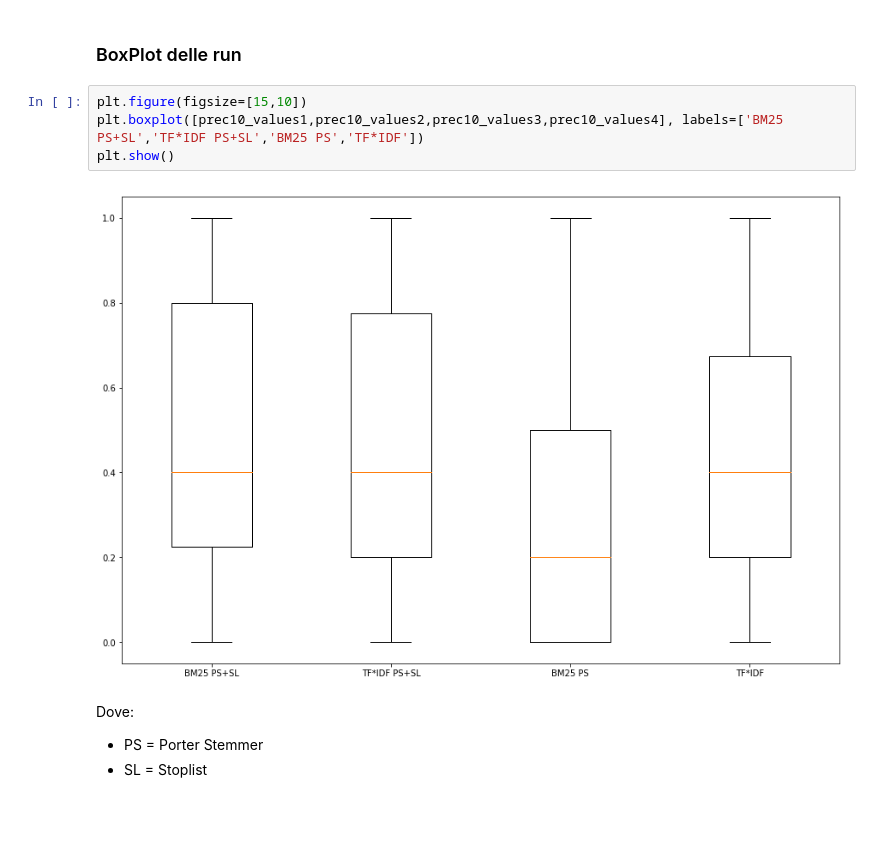
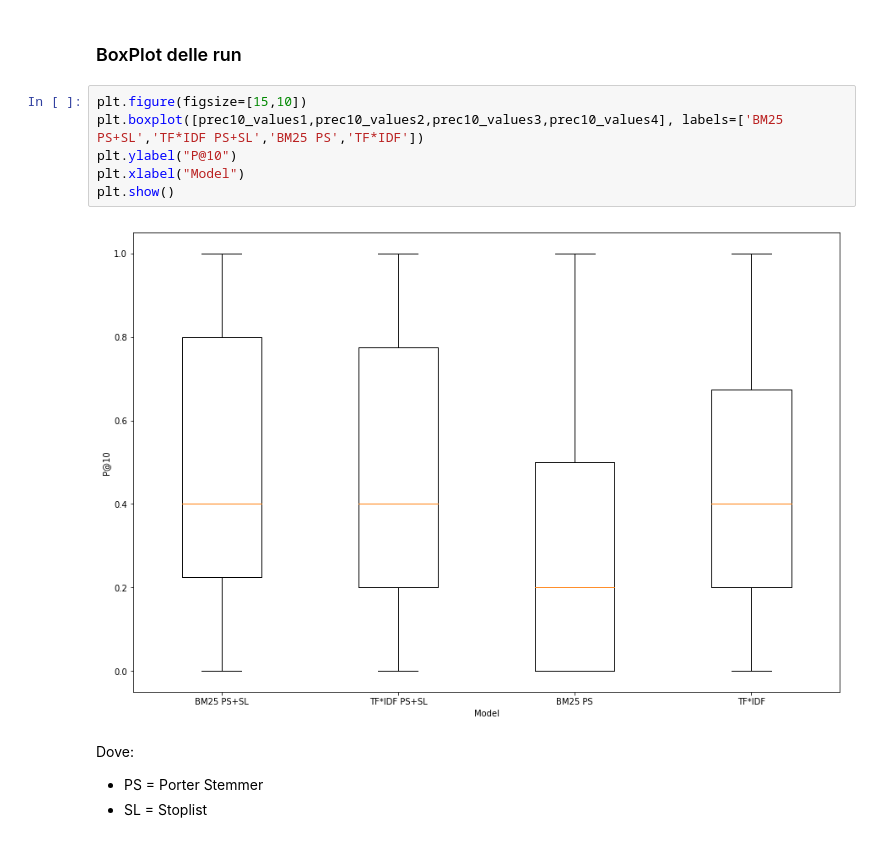
Before and after one commit to Morat96/HW1_InformationRetrival, a Jupyter notebook: repository/HW1_notebook_MoratelloMatteo_1205720.ipynb, the cells around one changed output. Drawn from its saved outputs; the diff is of its cells as text; blank space fills up the shorter version.

```diff
--- a/repository/HW1_notebook_MoratelloMatteo_1205720.ipynb
+++ b/repository/HW1_notebook_MoratelloMatteo_1205720.ipynb
@@ -458,9 +462,11 @@ prec10_values4 = prec10_values4[:50]
 # %%
 plt.figure(figsize=[15,10])
 plt.boxplot([prec10_values1,prec10_values2,prec10_values3,prec10_values4], labels=['BM25 PS+SL','TF*IDF PS+SL','BM25 PS','TF*IDF'])
+plt.ylabel("P@10")
+plt.xlabel("Model")
 plt.show()
 # %% [output]
-[figure, old version]
+[figure, new version]
 # %% [markdown]
 Dove:
 - PS = Porter Stemmer
```
Also changed, not shown: parts of 2 cells of this notebook.
